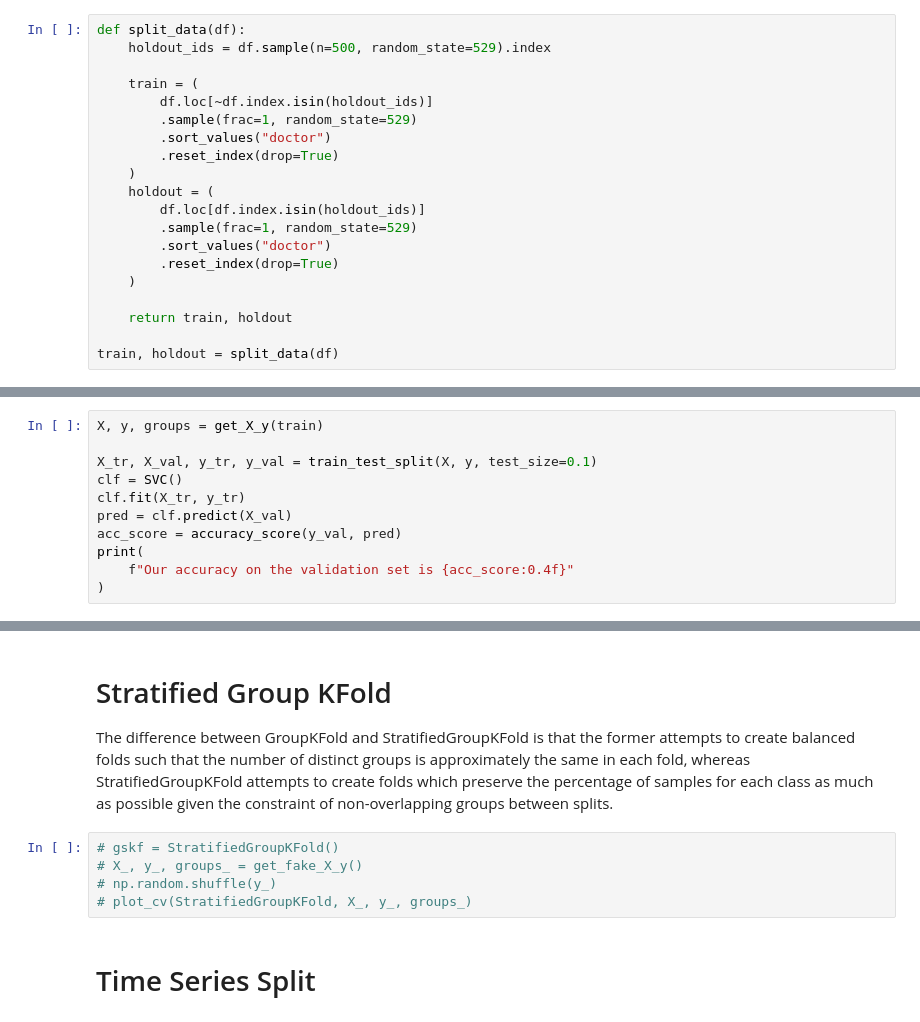
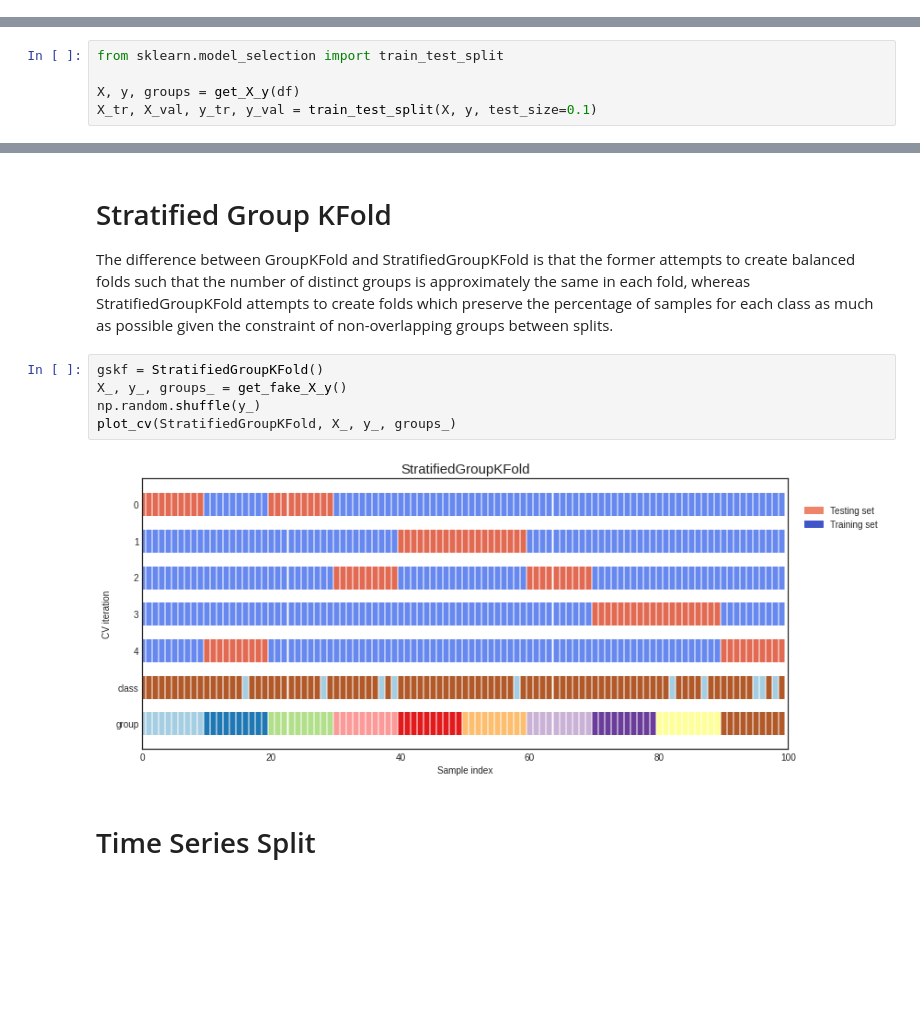
Before and after one commit to lorainemg/cp-ml, a Jupyter notebook: cp5/cp5-soluction.ipynb, the cells around one changed output, grey strips where cells are left out. Saved outputs shown, nothing was run; the diff lists cells and outputs as text; blank space fills up the shorter version.

```diff
--- a/cp5/cp5-soluction.ipynb
+++ b/cp5/cp5-soluction.ipynb
@@ -75,20 +97,0 @@ df.head()
-# %%
-def split_data(df):
-    holdout_ids = df.sample(n=500, random_state=529).index
-
-    train = (
-        df.loc[~df.index.isin(holdout_ids)]
-        .sample(frac=1, random_state=529)
-        .sort_values("doctor")
-        .reset_index(drop=True)
-    )
-    holdout = (
-        df.loc[df.index.isin(holdout_ids)]
-        .sample(frac=1, random_state=529)
-        .sort_values("doctor")
-        .reset_index(drop=True)
-    )
-
-    return train, holdout
-
-train, holdout = split_data(df)
@@ -146,0 +137,5 @@ print(
+# %%
+from sklearn.model_selection import train_test_split
+
+X, y, groups = get_X_y(df)
+X_tr, X_val, y_tr, y_val = train_test_split(X, y, test_size=0.1)
@@ -166,11 +166,0 @@ Split the training data into a training and validation set. Train the model on t
-# %%
-X, y, groups = get_X_y(train)
-
-X_tr, X_val, y_tr, y_val = train_test_split(X, y, test_size=0.1)
-clf = SVC()
-clf.fit(X_tr, y_tr)
-pred = clf.predict(X_val)
-acc_score = accuracy_score(y_val, pred)
-print(
-    f"Our accuracy on the validation set is {acc_score:0.4f}"
-)
@@ -309,10 +350,12 @@ plot_cv(GroupKFold, )
 
 The difference between GroupKFold and StratifiedGroupKFold is that the former attempts to create balanced folds such that the number of distinct groups is approximately the same in each fold, whereas StratifiedGroupKFold attempts to create folds which preserve the percentage of samples for each class as much as possible given the constraint of non-overlapping groups between splits.
 # %%
-# gskf = StratifiedGroupKFold()
-# X_, y_, groups_ = get_fake_X_y()
-# np.random.shuffle(y_)
-# plot_cv(StratifiedGroupKFold, X_, y_, groups_)
+gskf = StratifiedGroupKFold()
+X_, y_, groups_ = get_fake_X_y()
+np.random.shuffle(y_)
+plot_cv(StratifiedGroupKFold, X_, y_, groups_)
+# %% [output]
+[figure, added]
 # %% [markdown]
 # Time Series Split
 # %%
```
Also changed, not shown: parts of 57 cells of this notebook.
